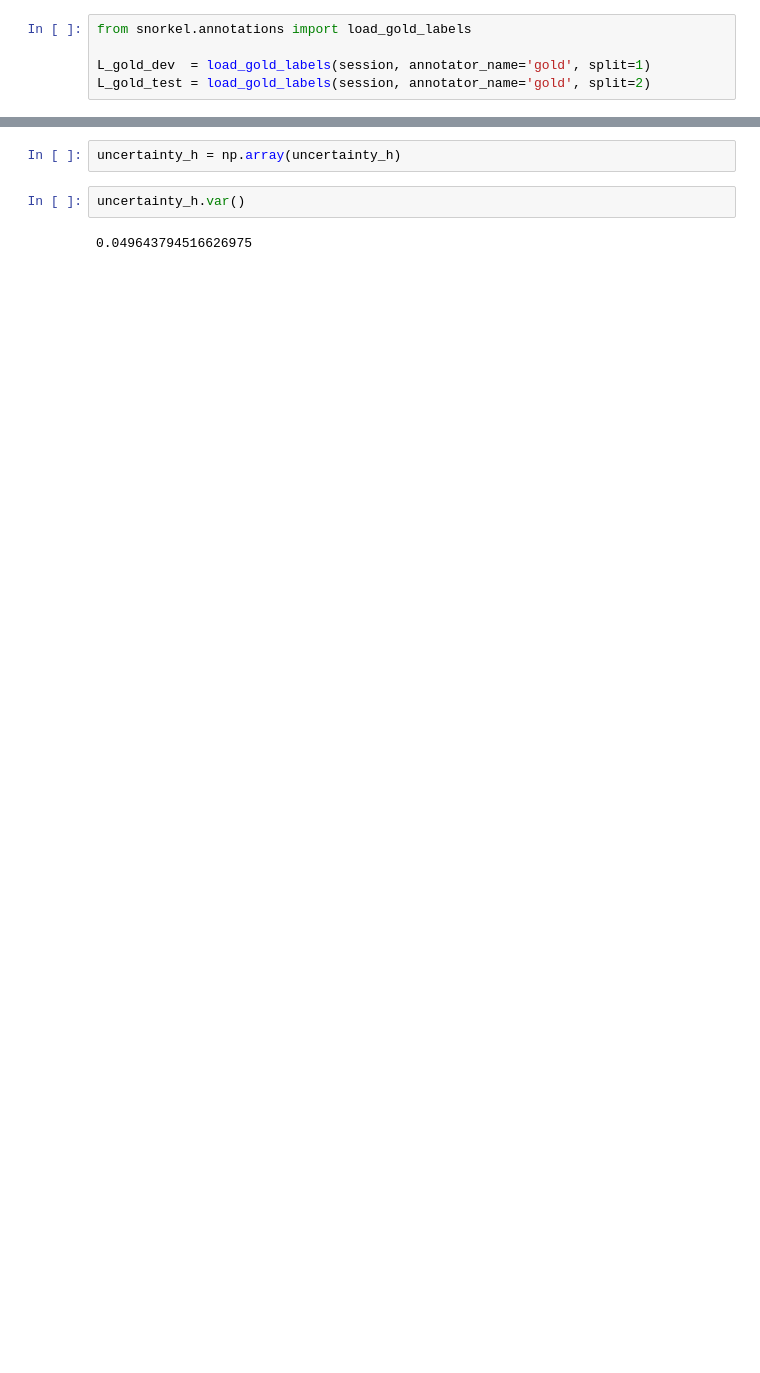
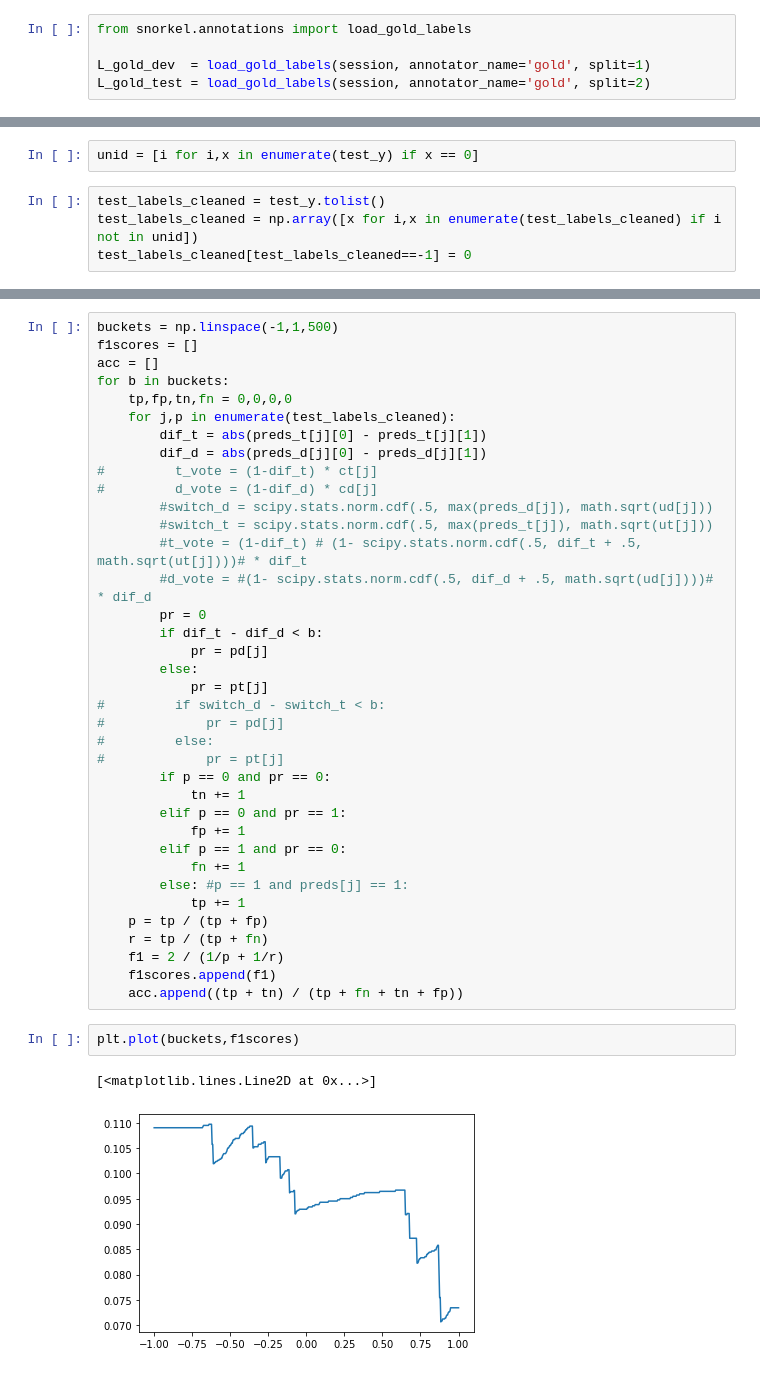
Before and after one commit to cperreault11/snorkel-extraction, a Jupyter notebook: tutorials/intro/GP ideas.ipynb, the cells around one changed output, grey strips where cells are left out. Cells and saved outputs as stored; diff of their text form; blank space fills up the shorter version.

```diff
--- a/tutorials/intro/GP ideas.ipynb
+++ b/tutorials/intro/GP ideas.ipynb
@@ -85 +115,7 @@ uncertainty_h = uncertainty_h[0]
+# %%
+unid = [i for i,x in enumerate(test_y) if x == 0]
+# %%
+test_labels_cleaned = test_y.tolist()
+test_labels_cleaned = np.array([x for i,x in enumerate(test_labels_cleaned) if i not in unid])
+test_labels_cleaned[test_labels_cleaned==-1] = 0
 # %%
@@ -92,6 +134,42 @@ for x in pred_prob:
-# %%
-uncertainty_h = np.array(uncertainty_h)
-# %%
-uncertainty_h.var()
-# %% [output]
-0.049643794516626975
+# %%
+buckets = np.linspace(-1,1,500)
+f1scores = []
+acc = []
+for b in buckets:
+    tp,fp,tn,fn = 0,0,0,0
+    for j,p in enumerate(test_labels_cleaned):
+        dif_t = abs(preds_t[j][0] - preds_t[j][1])
+        dif_d = abs(preds_d[j][0] - preds_d[j][1])
+#         t_vote = (1-dif_t) * ct[j]
+#         d_vote = (1-dif_d) * cd[j]
+        #switch_d = scipy.stats.norm.cdf(.5, max(preds_d[j]), math.sqrt(ud[j]))
+        #switch_t = scipy.stats.norm.cdf(.5, max(preds_t[j]), math.sqrt(ut[j]))
+        #t_vote = (1-dif_t) # (1- scipy.stats.norm.cdf(.5, dif_t + .5, math.sqrt(ut[j])))# * dif_t
+        #d_vote = #(1- scipy.stats.norm.cdf(.5, dif_d + .5, math.sqrt(ud[j])))# * dif_d
+        pr = 0
+        if dif_t - dif_d < b:
+            pr = pd[j]
+        else:
+            pr = pt[j]
+#         if switch_d - switch_t < b:
+#             pr = pd[j]
+#         else:
+#             pr = pt[j]
+        if p == 0 and pr == 0:
+            tn += 1
+        elif p == 0 and pr == 1:
+            fp += 1
+        elif p == 1 and pr == 0:
+            fn += 1
+        else: #p == 1 and preds[j] == 1:
+            tp += 1
+    p = tp / (tp + fp)
+    r = tp / (tp + fn)
+    f1 = 2 / (1/p + 1/r)
+    f1scores.append(f1)
+    acc.append((tp + tn) / (tp + fn + tn + fp))
+# %%
+plt.plot(buckets,f1scores)
+# %% [output]
+[<matplotlib.lines.Line2D at 0x...>]
+[figure, added]
```
Also changed, not shown: parts of 37 cells of this notebook, 10 other files.
